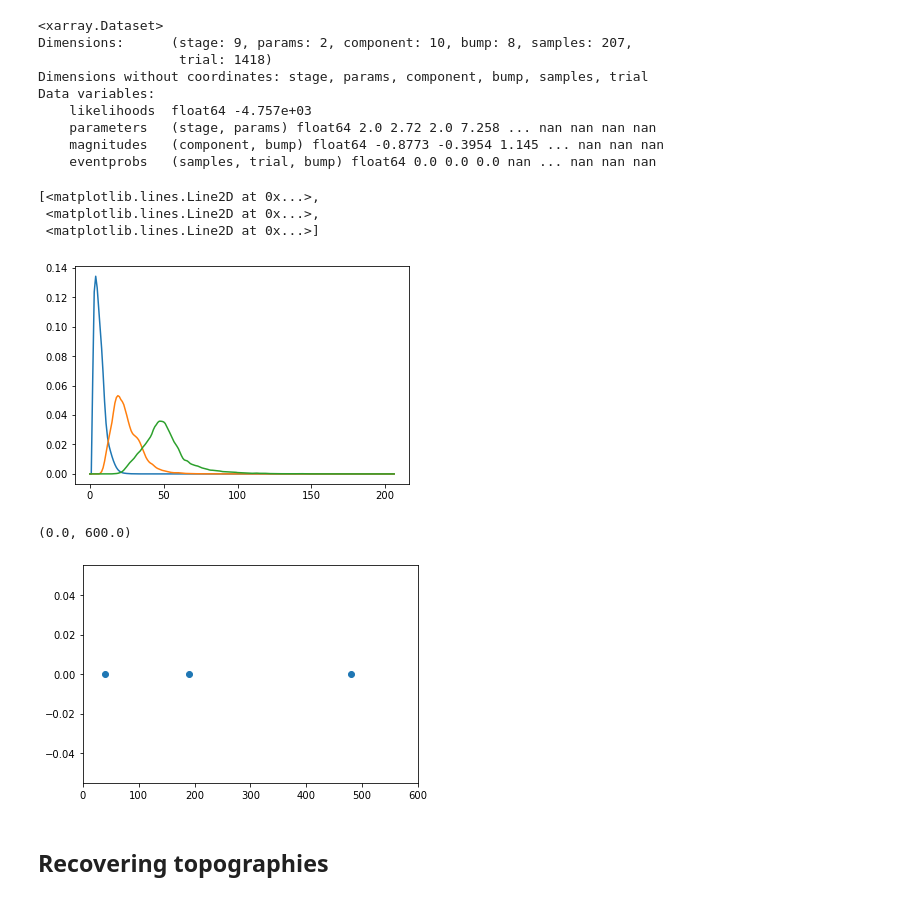
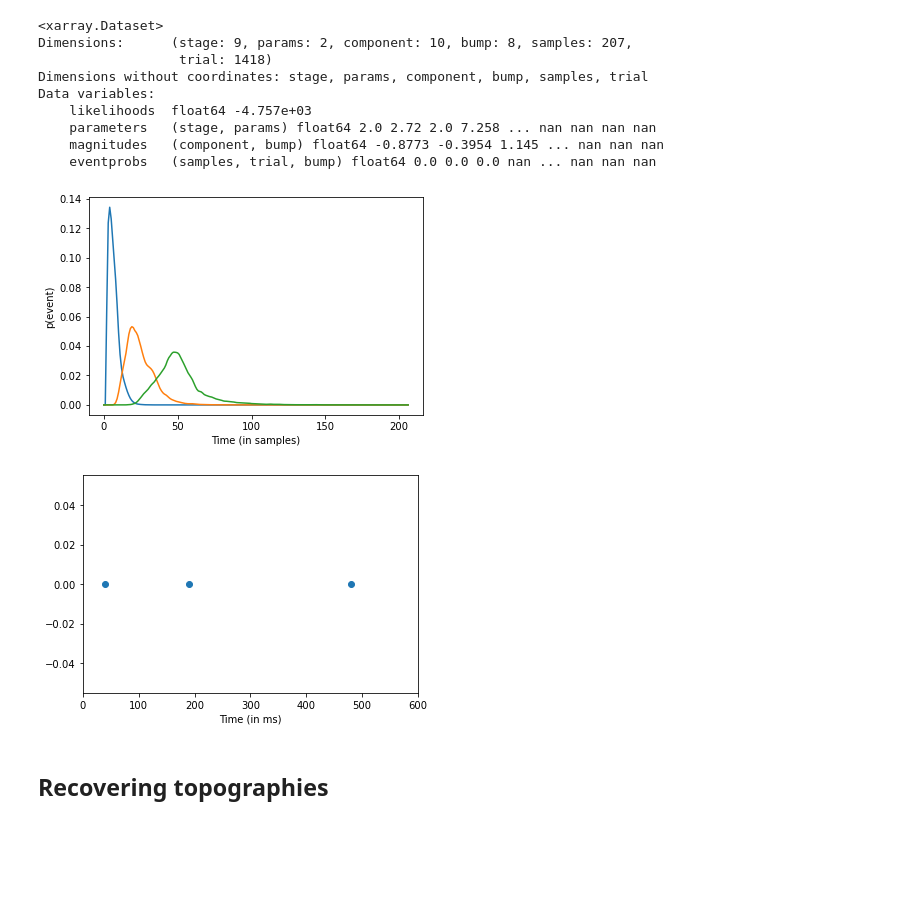
Before and after one commit to GWeindel/hmp, a Jupyter notebook: example_pipeline.ipynb, the cells around one changed output. Drawn from its saved outputs; the diff is of its cells as text; code cells hidden in the pictures; blank space fills up the shorter version.

```diff
--- a/example_pipeline.ipynb
+++ b/example_pipeline.ipynb
@@ -247,17 +251,16 @@ Data variables:
     eventprobs   (samples, trial, bump) float64 0.0 0.0 0.0 nan ... nan nan nan
 # %%
 plt.plot(bump3_estimates.eventprobs.mean(dim=['trial']).sel(bump=[0,1,2]))
+plt.ylabel('p(event)')
+plt.xlabel('Time (in samples)');
 # %% [output]
-[<matplotlib.lines.Line2D at 0x...>,
- <matplotlib.lines.Line2D at 0x...>,
- <matplotlib.lines.Line2D at 0x...>]
-[figure, old version]
+[figure, new version]
 # %%
 plt.plot(init.mean_bump_times(bump3_estimates), np.repeat(0,3),'o')
 plt.xlim(0,600)
+plt.xlabel('Time (in ms)');
 # %% [output]
-(0.0, 600.0)
-[figure, old version]
+[figure, new version]
 # %% [markdown]
 ## Recovering topographies
 # %%
```
Also changed, not shown: parts of 12 cells of this notebook.
